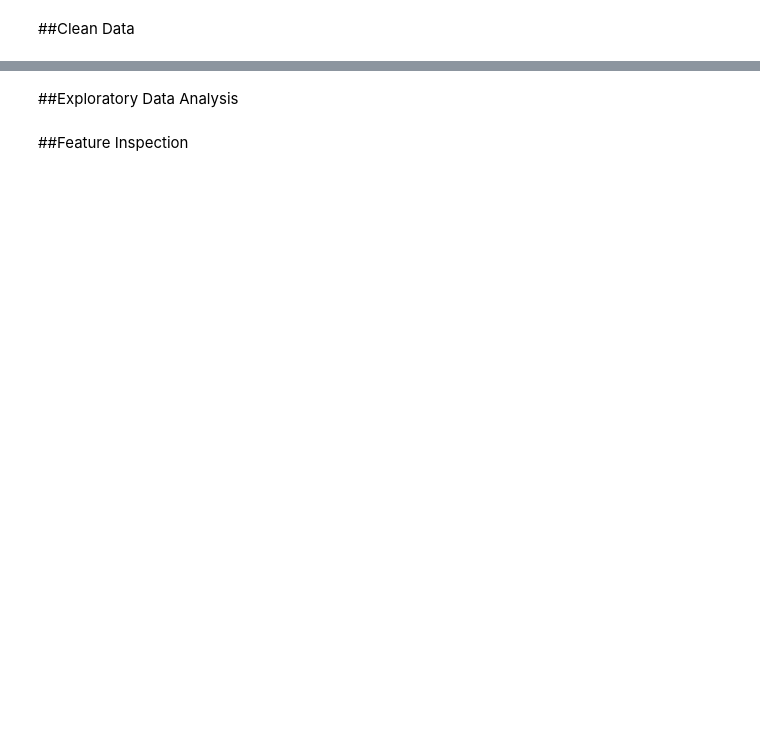
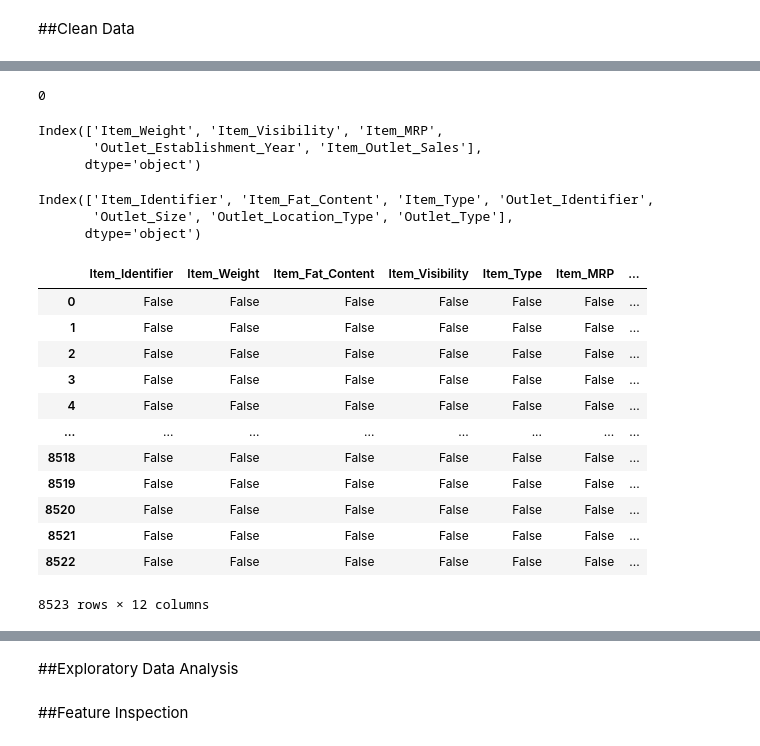
Before and after one commit to LinaArdah/Prediction-of-Product-Sales, a Jupyter notebook: Prediction_of_Product_Sales.ipynb, the cells around one changed output, grey strips where cells are left out. Cells and saved outputs as stored; diff of their text form; code cells hidden in the pictures; blank space fills up the shorter version.

```diff
--- a/Prediction_of_Product_Sales.ipynb
+++ b/Prediction_of_Product_Sales.ipynb
@@ -10,0 +17,6 @@
+# %%
+# Save the copied file path as a variable
+# Load in the file as a Pandas dataframe named df
+fpath = '/content/drive/MyDrive/coding dojo/CodingDojo/01-Fundamentals/Week02/Data/sales_predictions_2023.csv'
+df = pd.read_csv(fpath)
+df.head()
@@ -12,0 +74,36 @@
+# %%
+df.duplicated().sum()
+# %% [output]
+0
+# %%
+# inspecting numerical columns
+num_cols = df.select_dtypes('number').columns
+num_cols
+# %% [output]
+Index(['Item_Weight', 'Item_Visibility', 'Item_MRP',
+       'Outlet_Establishment_Year', 'Item_Outlet_Sales'],
+      dtype='object')
+# %%
+# inspecting string columns
+str_cols = df.select_dtypes('object').columns
+str_cols
+# %% [output]
+Index(['Item_Identifier', 'Item_Fat_Content', 'Item_Type', 'Outlet_Identifier',
+       'Outlet_Size', 'Outlet_Location_Type', 'Outlet_Type'],
+      dtype='object')
+# %%
+df.isna()
+# %% [output]
+|  | Item_Identifier | Item_Weight | Item_Fat_Content | Item_Visibility | Item_Type | Item_MRP | ... |
+| 0 | False | False | False | False | False | False | ... |
+| 1 | False | False | False | False | False | False | ... |
+| 2 | False | False | False | False | False | False | ... |
+| 3 | False | False | False | False | False | False | ... |
+| 4 | False | False | False | False | False | False | ... |
+| ... | ... | ... | ... | ... | ... | ... | ... |
+| 8518 | False | False | False | False | False | False | ... |
+| 8519 | False | False | False | False | False | False | ... |
+| 8520 | False | False | False | False | False | False | ... |
+| 8521 | False | False | False | False | False | False | ... |
+| 8522 | False | False | False | False | False | False | ... |
+8523 rows × 12 columns
```
Also changed, not shown: parts of 17 cells of this notebook.
